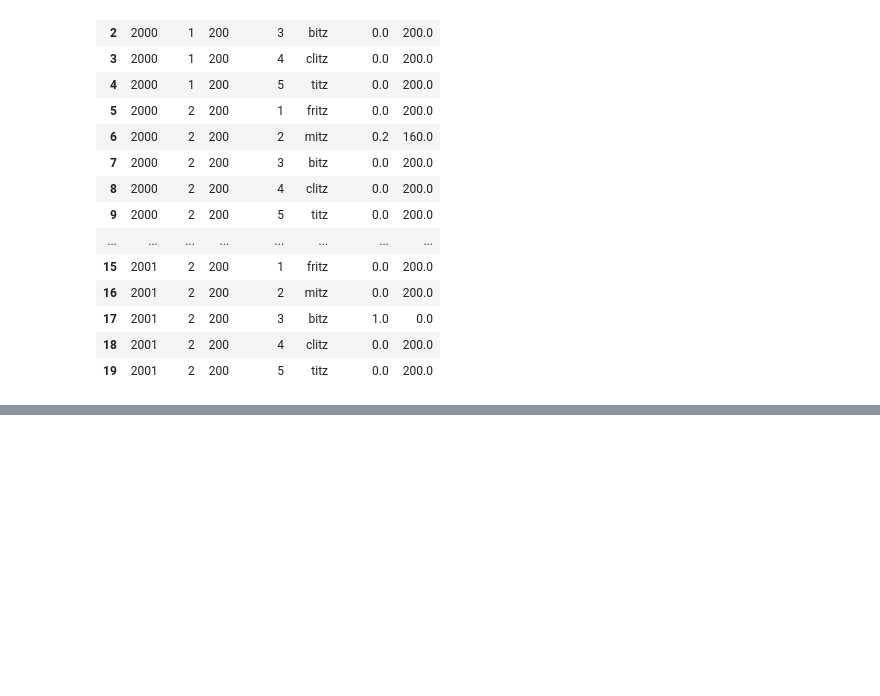
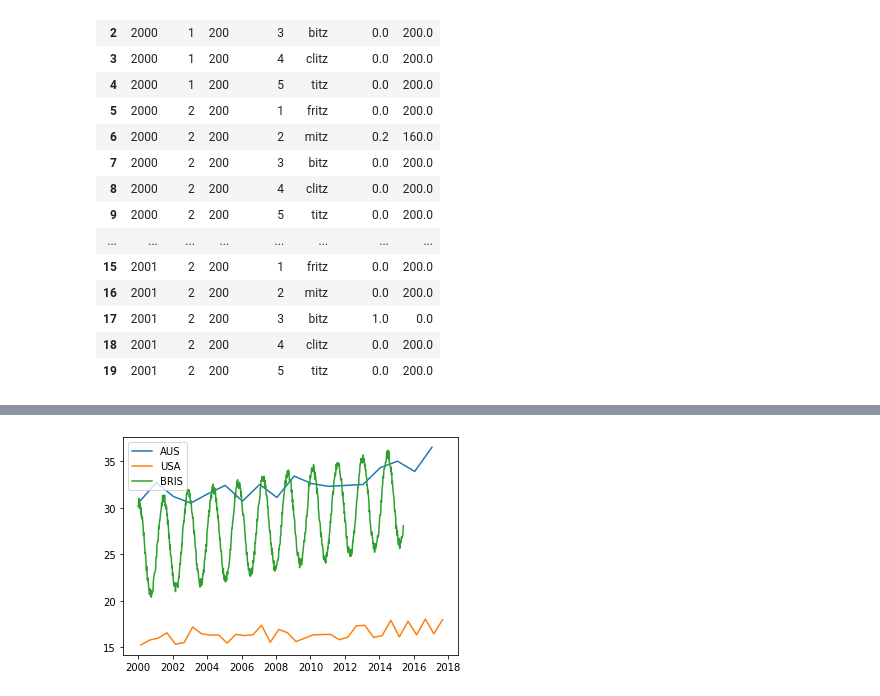
Before and after one commit to dilzio/ds_training, a Jupyter notebook: data_manipulation_in_python/section-6/Section 6 - Merging.ipynb, the cells around one changed output, grey strips where cells are left out. Cells and saved outputs as stored; diff of their text form; code cells hidden in the pictures; blank space fills up the shorter version.

```diff
--- a/data_manipulation_in_python/section-6/Section 6 - Merging.ipynb
+++ b/data_manipulation_in_python/section-6/Section 6 - Merging.ipynb
@@ -579,0 +582,5 @@ all_fees
+# %%
+df_aus = pd.read_csv("aus.csv", parse_dates=["date"], dayfirst=True)
+df_usa = pd.read_csv("usa.csv", parse_dates=["date"], dayfirst=True)
+df_bris = pd.read_csv("brisbane.csv", parse_dates=["date"], dayfirst=True)
+display(df_aus, df_usa, df_bris)
@@ -579,0 +635,8 @@ all_fees
+# %%
+import matplotlib.pyplot as plt
+plt.plot(df_aus.date, df_aus.temperature, label="AUS")
+plt.plot(df_usa.date, df_usa.temperature, label="USA")
+plt.plot(df_bris.date, df_bris.temperature, label="BRIS")
+plt.legend();
+# %% [output]
+[figure, added]
```
Also changed, not shown: parts of 9 cells of this notebook, 28 other files.
